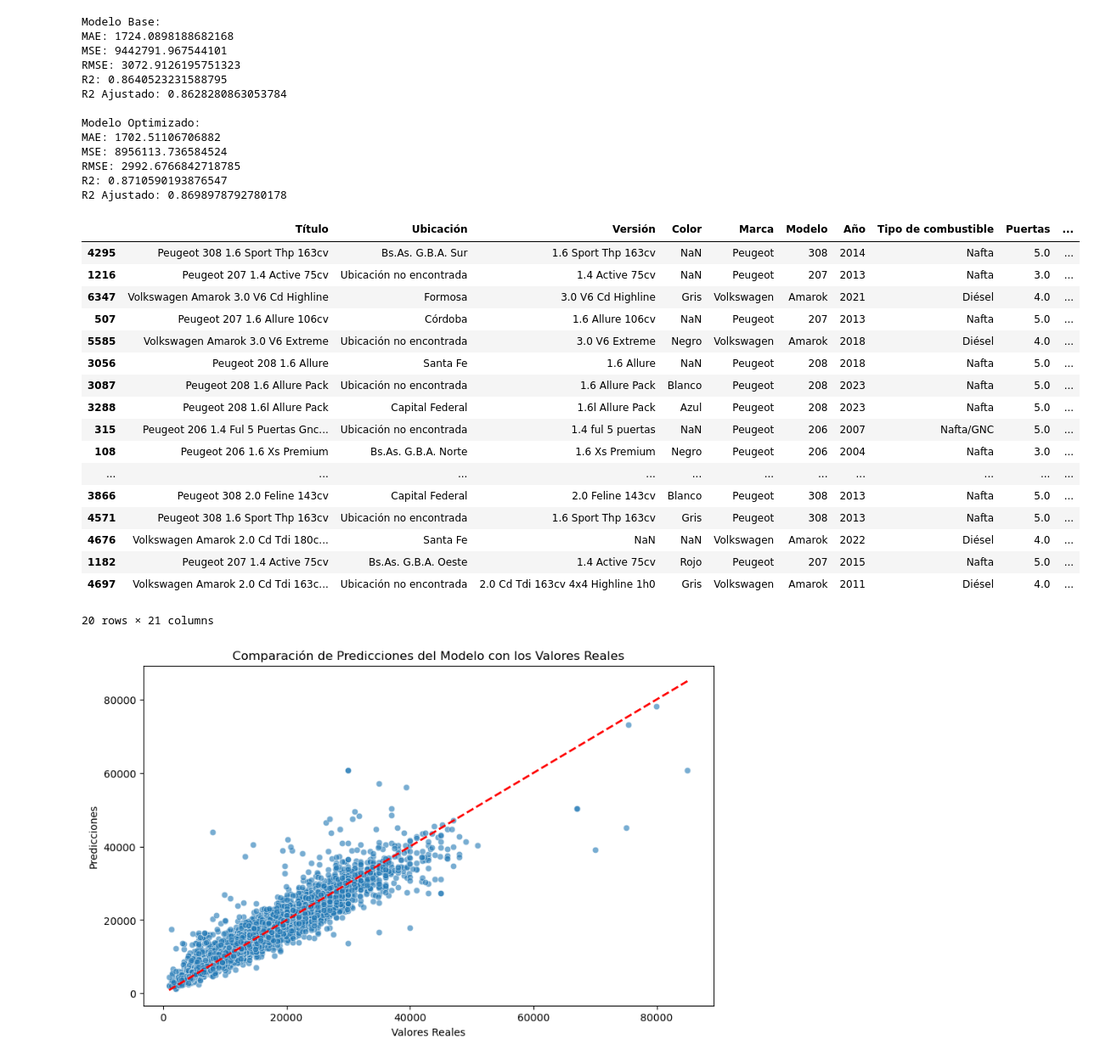
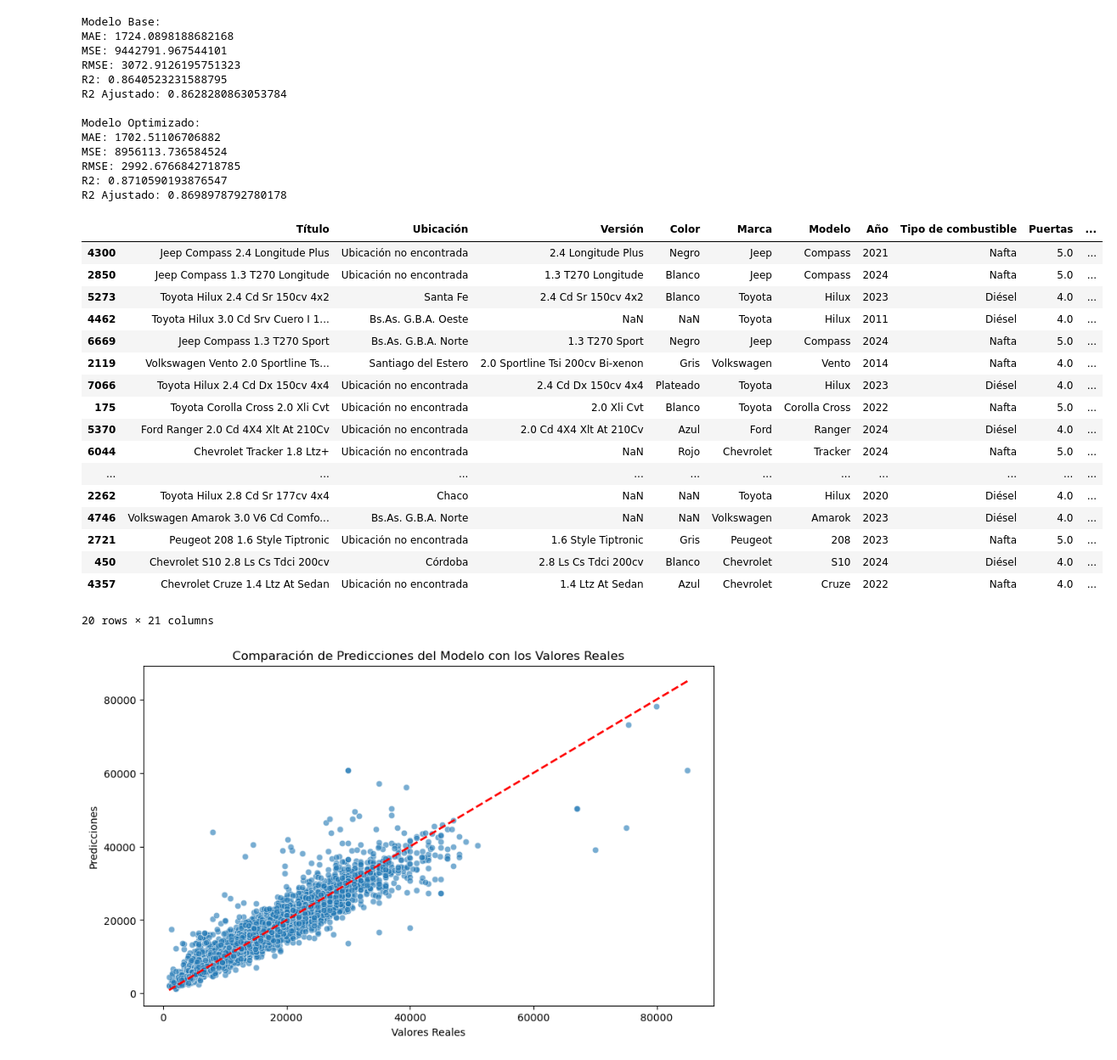
Before and after one commit to moresmaximiliano/proyecto-autos-usados-meli, a Jupyter notebook: Autos MeLi/4-PCA y XGBoost.ipynb, the cells around one changed output. Shown: that part at 85% size. Saved outputs shown, nothing was run; the diff lists cells and outputs as text; code cells hidden in the pictures.

Commit message:
modelo final

```diff
--- a/Autos MeLi/4-PCA y XGBoost.ipynb
+++ b/Autos MeLi/4-PCA y XGBoost.ipynb
@@ -269,53 +272,52 @@ RMSE: 2992.6766842718785
 R2: 0.8710590193876547
 R2 Ajustado: 0.8698978792780178
 # %%
-# Guardar los índices originales de los datos de prueba
-test_indices = X_test.index
 # Asegúrate de que los índices de X_test coincidan con el DataFrame original
 X_test = X_test.reset_index(drop=True)
 y_test = y_test.reset_index(drop=True)
 
-# Añadir las predicciones al DataFrame original
-df_test = df.loc[X_test.index]
-df_test = df_test.reset_index(drop=True)
+# Crear un DataFrame de prueba basado en los índices originales
+df_test = df.loc[test_indices].reset_index(drop=True)
+
+# Añadir las predicciones al DataFrame de prueba
 df_test['precio_real'] = y_test
 df_test['precio_pred'] = y_pred_best
 
 # Añadir la columna de diferencia
 df_test['diferencia'] = df_test['precio_pred'] - df_test['precio_real']
 
 # Filtrar y ordenar
 df_filtrado = df_test[df_test['precio_pred'] > df_test['precio_real']]
 df_filtrado_ordenado = df_filtrado.sort_values(by='diferencia', ascending=False)
 
-# Mostrar las primeras 20 filas
+# Mostrar las primeras 20 filas (es decir, los 20 autos más rentables según las predicciones del modelo)
 df_resultado = df_filtrado_ordenado.head(20)
 
 df_resultado
 
 # Vemos los 20 autos más rentables en relación con las predicciones del modelo, como sólo tomamos el 20% de los datos
 # para predecir (test), lo correcto es cambiar la semilla de la división en train/test para ver si cabe la posibilidad
 # de que aparezcan nuevas publicaciones en el top.
 # También podemos filtrar esta búsqueda por modelo, Ubicación, y demás características que nos resulten relevantes para la compra
 # (por ej podemos filtrar la búsqueda para que nos muestre los 20 autos más rentables pero que sean más baratos que 20000 en su valor real)
 # %% [output]
 |  | Título | Ubicación | Versión | Color | Marca | Modelo | Año | Tipo de combustible | Puertas | ... |
-| 4295 | Peugeot 308 1.6 Sport Thp 163cv | Bs.As. G.B.A. Sur | 1.6 Sport Thp 163cv | NaN | Peugeot | 308 | 2014 | Nafta | 5.0 | ... |
-| 1216 | Peugeot 207 1.4 Active 75cv | Ubicación no encontrada | 1.4 Active 75cv | NaN | Peugeot | 207 | 2013 | Nafta | 3.0 | ... |
-| 6347 | Volkswagen Amarok 3.0 V6 Cd Highline | Formosa | 3.0 V6 Cd Highline | Gris | Volkswagen | Amarok | 2021 | Diésel | 4.0 | ... |
-| 507 | Peugeot 207 1.6 Allure 106cv | Córdoba | 1.6 Allure 106cv | NaN | Peugeot | 207 | 2013 | Nafta | 5.0 | ... |
-| 5585 | Volkswagen Amarok 3.0 V6 Extreme | Ubicación no encontrada | 3.0 V6 Extreme | Negro | Volkswagen | Amarok | 2018 | Diésel | 4.0 | ... |
-| 3056 | Peugeot 208 1.6 Allure | Santa Fe | 1.6 Allure | NaN | Peugeot | 208 | 2018 | Nafta | 5.0 | ... |
-| 3087 | Peugeot 208 1.6 Allure Pack | Ubicación no encontrada | 1.6 Allure Pack | Blanco | Peugeot | 208 | 2023 | Nafta | 5.0 | ... |
-| 3288 | Peugeot 208 1.6l Allure Pack | Capital Federal | 1.6l Allure Pack | Azul | Peugeot | 208 | 2023 | Nafta | 5.0 | ... |
-| 315 | Peugeot 206 1.4 Ful 5 Puertas Gnc... | Ubicación no encontrada | 1.4 ful 5 puertas | NaN | Peugeot | 206 | 2007 | Nafta/GNC | 5.0 | ... |
-| 108 | Peugeot 206 1.6 Xs Premium | Bs.As. G.B.A. Norte | 1.6 Xs Premium | Negro | Peugeot | 206 | 2004 | Nafta | 3.0 | ... |
+| 4300 | Jeep Compass 2.4 Longitude Plus | Ubicación no encontrada | 2.4 Longitude Plus | Negro | Jeep | Compass | 2021 | Nafta | 5.0 | ... |
+| 2850 | Jeep Compass 1.3 T270 Longitude | Ubicación no encontrada | 1.3 T270 Longitude | Blanco | Jeep | Compass | 2024 | Nafta | 5.0 | ... |
+| 5273 | Toyota Hilux 2.4 Cd Sr 150cv 4x2 | Santa Fe | 2.4 Cd Sr 150cv 4x2 | Blanco | Toyota | Hilux | 2023 | Diésel | 4.0 | ... |
+| 4462 | Toyota Hilux 3.0 Cd Srv Cuero I 1... | Bs.As. G.B.A. Oeste | NaN | NaN | Toyota | Hilux | 2011 | Diésel | 4.0 | ... |
+| 6669 | Jeep Compass 1.3 T270 Sport | Bs.As. G.B.A. Norte | 1.3 T270 Sport | Negro | Jeep | Compass | 2024 | Nafta | 5.0 | ... |
+| 2119 | Volkswagen Vento 2.0 Sportline Ts... | Santiago del Estero | 2.0 Sportline Tsi 200cv Bi-xenon | Gris | Volkswagen | Vento | 2014 | Nafta | 4.0 | ... |
+| 7066 | Toyota Hilux 2.4 Cd Dx 150cv 4x4 | Ubicación no encontrada | 2.4 Cd Dx 150cv 4x4 | Plateado | Toyota | Hilux | 2023 | Diésel | 4.0 | ... |
+| 175 | Toyota Corolla Cross 2.0 Xli Cvt | Ubicación no encontrada | 2.0 Xli Cvt | Blanco | Toyota | Corolla Cross | 2022 | Nafta | 5.0 | ... |
+| 5370 | Ford Ranger 2.0 Cd 4X4 Xlt At 210Cv | Ubicación no encontrada | 2.0 Cd 4X4 Xlt At 210Cv | Azul | Ford | Ranger | 2024 | Diésel | 4.0 | ... |
+| 6044 | Chevrolet Tracker 1.8 Ltz+ | Ubicación no encontrada | NaN | Rojo | Chevrolet | Tracker | 2024 | Nafta | 5.0 | ... |
 | ... | ... | ... | ... | ... | ... | ... | ... | ... | ... | ... |
-| 3866 | Peugeot 308 2.0 Feline 143cv | Capital Federal | 2.0 Feline 143cv | Blanco | Peugeot | 308 | 2013 | Nafta | 5.0 | ... |
-| 4571 | Peugeot 308 1.6 Sport Thp 163cv | Ubicación no encontrada | 1.6 Sport Thp 163cv | Gris | Peugeot | 308 | 2013 | Nafta | 5.0 | ... |
-| 4676 | Volkswagen Amarok 2.0 Cd Tdi 180c... | Santa Fe | NaN | NaN | Volkswagen | Amarok | 2022 | Diésel | 4.0 | ... |
-| 1182 | Peugeot 207 1.4 Active 75cv | Bs.As. G.B.A. Oeste | 1.4 Active 75cv | Rojo | Peugeot | 207 | 2015 | Nafta | 5.0 | ... |
-| 4697 | Volkswagen Amarok 2.0 Cd Tdi 163c... | Ubicación no encontrada | 2.0 Cd Tdi 163cv 4x4 Highline 1h0 | Gris | Volkswagen | Amarok | 2011 | Diésel | 4.0 | ... |
+| 2262 | Toyota Hilux 2.8 Cd Sr 177cv 4x4 | Chaco | NaN | NaN | Toyota | Hilux | 2020 | Diésel | 4.0 | ... |
+| 4746 | Volkswagen Amarok 3.0 V6 Cd Comfo... | Bs.As. G.B.A. Norte | NaN | NaN | Volkswagen | Amarok | 2023 | Diésel | 4.0 | ... |
+| 2721 | Peugeot 208 1.6 Style Tiptronic | Ubicación no encontrada | 1.6 Style Tiptronic | Gris | Peugeot | 208 | 2023 | Nafta | 5.0 | ... |
+| 450 | Chevrolet S10 2.8 Ls Cs Tdci 200cv | Córdoba | 2.8 Ls Cs Tdci 200cv | Blanco | Chevrolet | S10 | 2024 | Diésel | 4.0 | ... |
+| 4357 | Chevrolet Cruze 1.4 Ltz At Sedan | Ubicación no encontrada | 1.4 Ltz At Sedan | Azul | Chevrolet | Cruze | 2022 | Nafta | 4.0 | ... |
 20 rows × 21 columns
 # %%
 # Visualizamos la predicción del modelo
```
Also changed, not shown: parts of 3 cells of this notebook.
